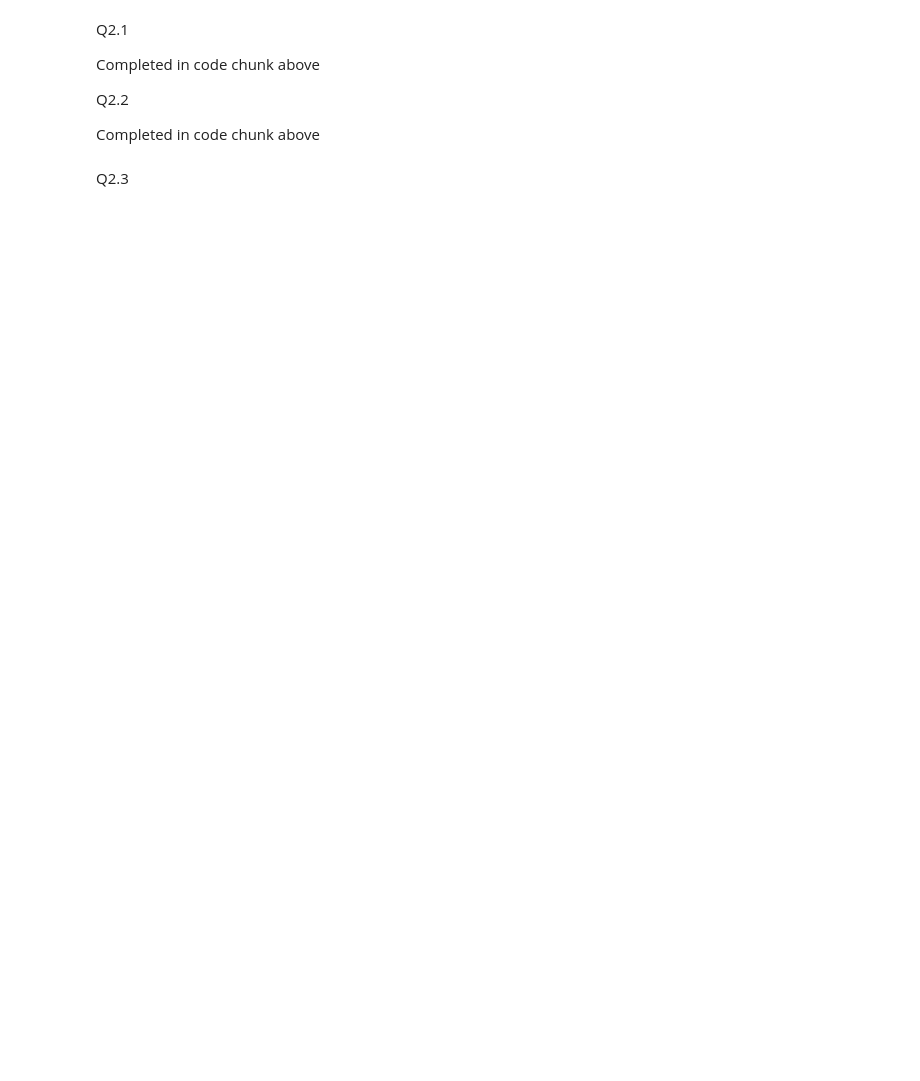
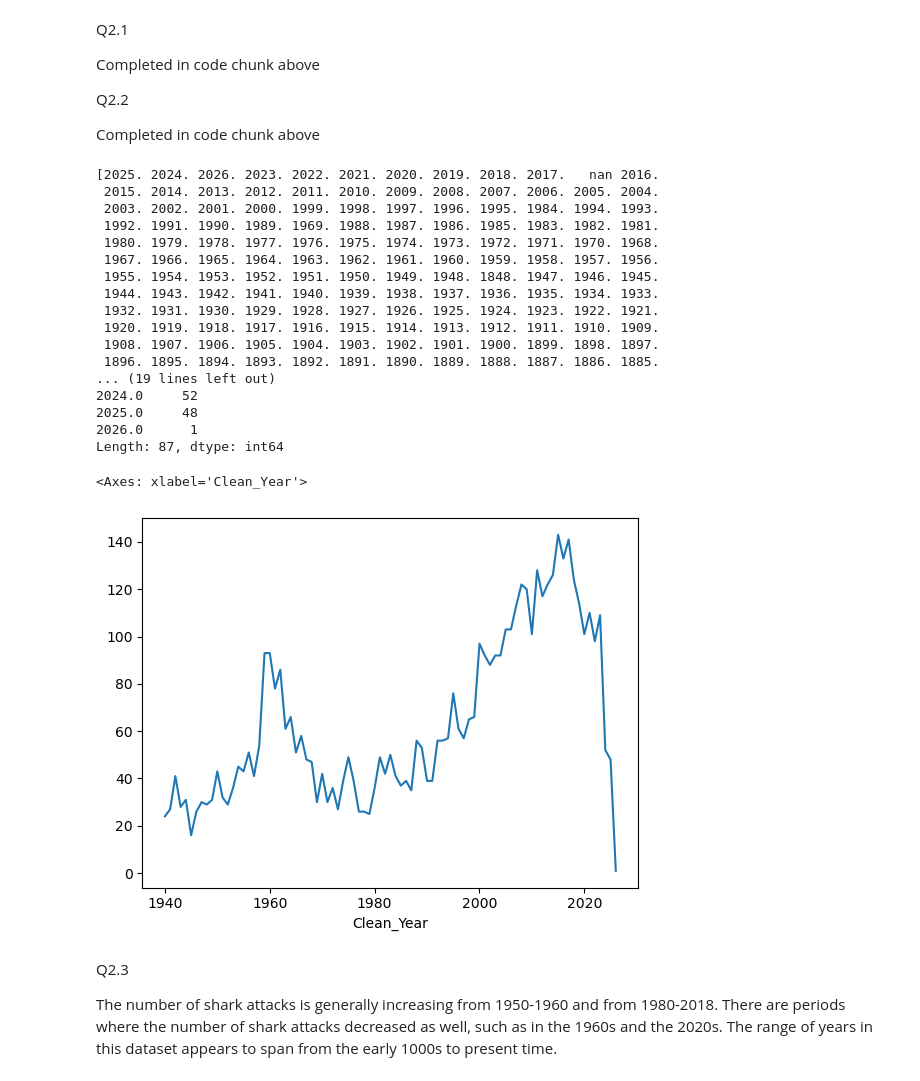
Before and after one commit to simontao9/wrangling_assignment, a Jupyter notebook: assignment.ipynb, the cells around one changed output. Drawn from its saved outputs; the diff is of its cells as text; code cells hidden in the pictures; blank space fills up the shorter version.

```diff
--- a/assignment.ipynb
+++ b/assignment.ipynb
@@ -107,10 +141,37 @@ Q2.2
 Completed in code chunk above
 # %%
 # Question 2.3
-dataq2["Year"] = pd.to_numeric(dataq2["Year"], errors="coerce")
-drop_na_dataq2p3 = dataq2.dropna(subset=["Year"]) # drop the NAs
-filtered = drop_na_dataq2p3[drop_na_dataq2p3["Year"] >= 1940] # filter to the correct years
+dataq2["Clean_Year"] = pd.to_numeric(dataq2["Year"], errors="coerce")
+print(dataq2["Clean_Year"].unique())
+drop_na_dataq2p3 = dataq2.dropna(subset=["Clean_Year"]) # drop the NAs
+filtered = drop_na_dataq2p3[drop_na_dataq2p3["Clean_Year"] >= 1940] # filter to the correct years
+
+num_attacks = filtered.groupby("Clean_Year").size()
+print(num_attacks)
+num_attacks.plot(kind="line")
+# %% [output]
+[2025. 2024. 2026. 2023. 2022. 2021. 2020. 2019. 2018. 2017.   nan 2016.
+ 2015. 2014. 2013. 2012. 2011. 2010. 2009. 2008. 2007. 2006. 2005. 2004.
+ 2003. 2002. 2001. 2000. 1999. 1998. 1997. 1996. 1995. 1984. 1994. 1993.
+ 1992. 1991. 1990. 1989. 1969. 1988. 1987. 1986. 1985. 1983. 1982. 1981.
+ 1980. 1979. 1978. 1977. 1976. 1975. 1974. 1973. 1972. 1971. 1970. 1968.
+ 1967. 1966. 1965. 1964. 1963. 1962. 1961. 1960. 1959. 1958. 1957. 1956.
+ 1955. 1954. 1953. 1952. 1951. 1950. 1949. 1948. 1848. 1947. 1946. 1945.
+ 1944. 1943. 1942. 1941. 1940. 1939. 1938. 1937. 1936. 1935. 1934. 1933.
+ 1932. 1931. 1930. 1929. 1928. 1927. 1926. 1925. 1924. 1923. 1922. 1921.
+ 1920. 1919. 1918. 1917. 1916. 1915. 1914. 1913. 1912. 1911. 1910. 1909.
+ 1908. 1907. 1906. 1905. 1904. 1903. 1902. 1901. 1900. 1899. 1898. 1897.
+ 1896. 1895. 1894. 1893. 1892. 1891. 1890. 1889. 1888. 1887. 1886. 1885.
+... (19 lines left out)
+2024.0     52
+2025.0     48
+2026.0      1
+Length: 87, dtype: int64
+<Axes: xlabel='Clean_Year'>
+[figure, added]
 # %% [markdown]
 Q2.3
+
+The number of shark attacks is generally increasing from 1950-1960 and from 1980-2018. There are periods where the number of shark attacks decreased as well, such as in the 1960s and the 2020s. The range of years in this dataset appears to span from the early 1000s to present time.
 # %%
 # Question 2.4
```
Also changed, not shown: parts of 14 cells of this notebook, 2 other files.
